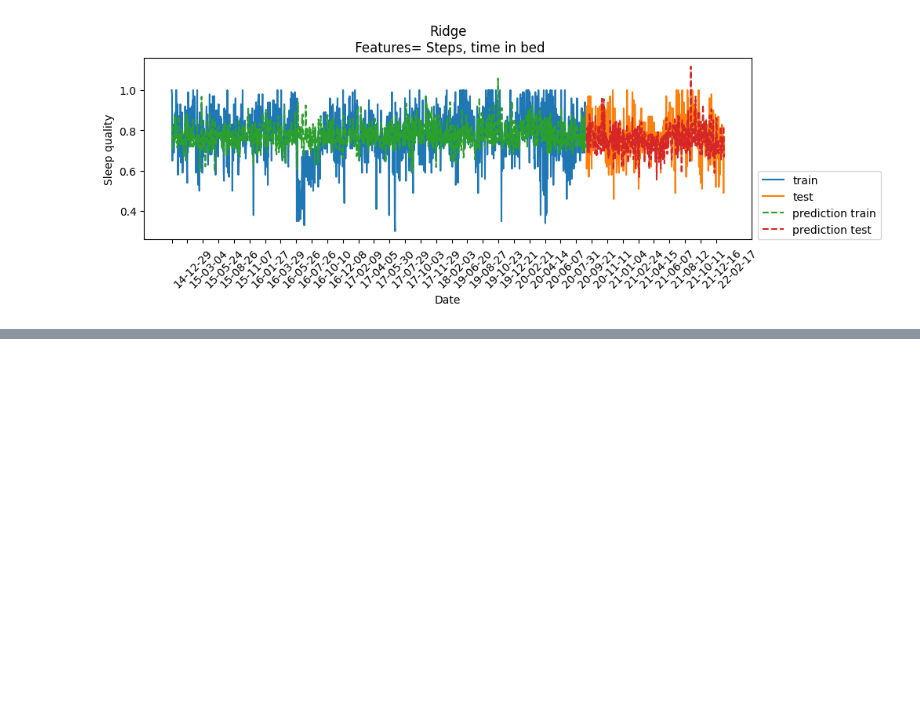
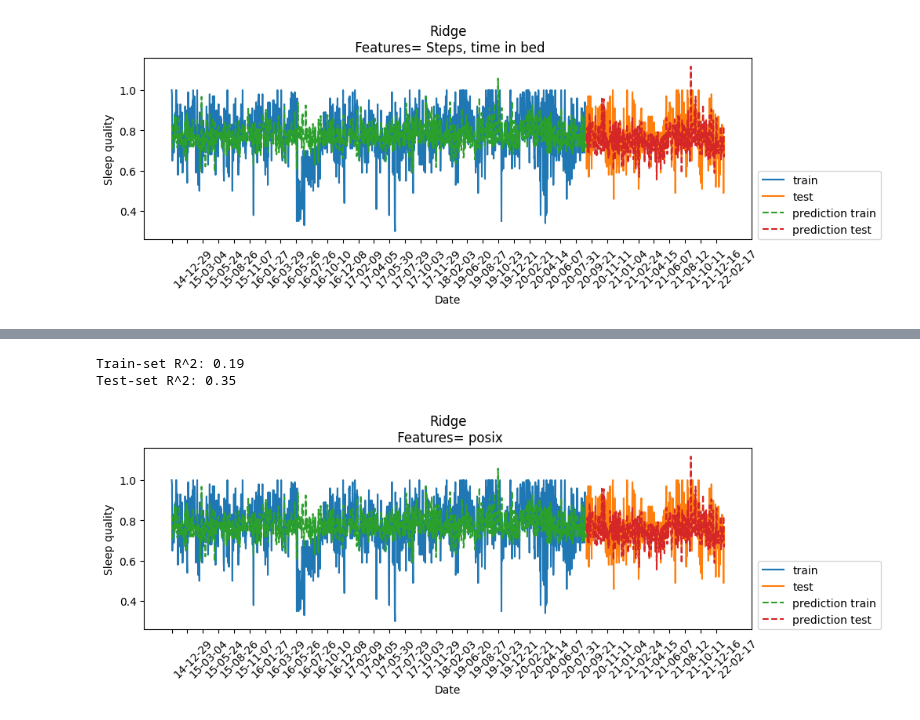
Before and after one commit to ricd99/endToEndML, a Jupyter notebook: notebooks/EDA_clean.ipynb, the cells around one changed output, grey strips where cells are left out. Drawn from its saved outputs; the diff is of its cells as text; code cells hidden in the pictures; blank space fills up the shorter version.

Commit message:
tried posix

```diff
--- a/notebooks/EDA_clean.ipynb
+++ b/notebooks/EDA_clean.ipynb
@@ -493,0 +498,6 @@ Test-set R^2: 0.35
+# %%
+def preprocess_predict(df_train, df_test, numeric_features, categorical_features, drop_features, target, model, feat_names="default"):
+    X_train, y_train, X_test, y_test, preprocesor =  preprocess_features(df_train, df_test, numeric_features, categorical_features, drop_features, target)
+    xtick_labels = pd.concat([df_train["Start"], df_test['Start']]).reset_index(drop=True)
+    xtick_labels = pd.DatetimeIndex(xtick_labels)
+    eval_on_features(X_train_enc_baseline, X_test_enc_baseline, y_train_baseline, y_test_baseline, model, xtick_labels=xtick_labels, feat_names=feat_names)
@@ -493,0 +506,3 @@ Test-set R^2: 0.35
+# %%
+df_train_posix = df_train.copy()
+df_test_posix = df_test.copy()
@@ -493,0 +518,6 @@ Test-set R^2: 0.35
+# %%
+df_train_posix["Start_posix"]  = df_train_posix["Start"].astype(int) / 10**9
+df_train_posix['End_posix'] = df_train_posix['End'].astype(int) / 10**9
+
+df_test_posix["Start_posix"]  = df_test_posix["Start"].astype(int) / 10**9
+df_test_posix['End_posix'] = df_test_posix['End'].astype(int) / 10**9
@@ -493,0 +540,12 @@ Test-set R^2: 0.35
+# %%
+numeric_features_posix = ["Steps", "Time in bed (hr)", "Start_posix", "End_posix"]
+categorical_features_posix = []
+drop_features_posix = ["Start", "End"]
+target_posix = ["Sleep quality"]
+# %%
+ridge_posix = Ridge()
+preprocess_predict(df_train_posix, df_test_posix, numeric_features_posix, categorical_features_posix, drop_features_posix, target_posix, ridge_posix, "posix")
+# %% [output]
+Train-set R^2: 0.19
+Test-set R^2: 0.35
+[figure, added]
```
Also changed, not shown: parts of 5 cells of this notebook.
